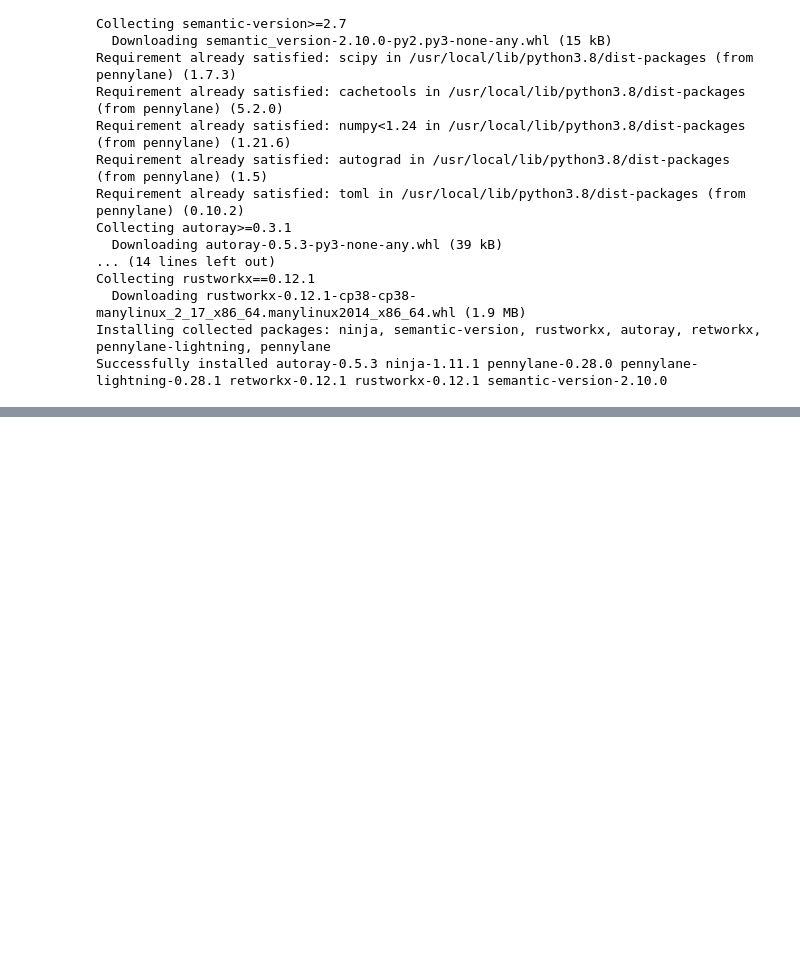
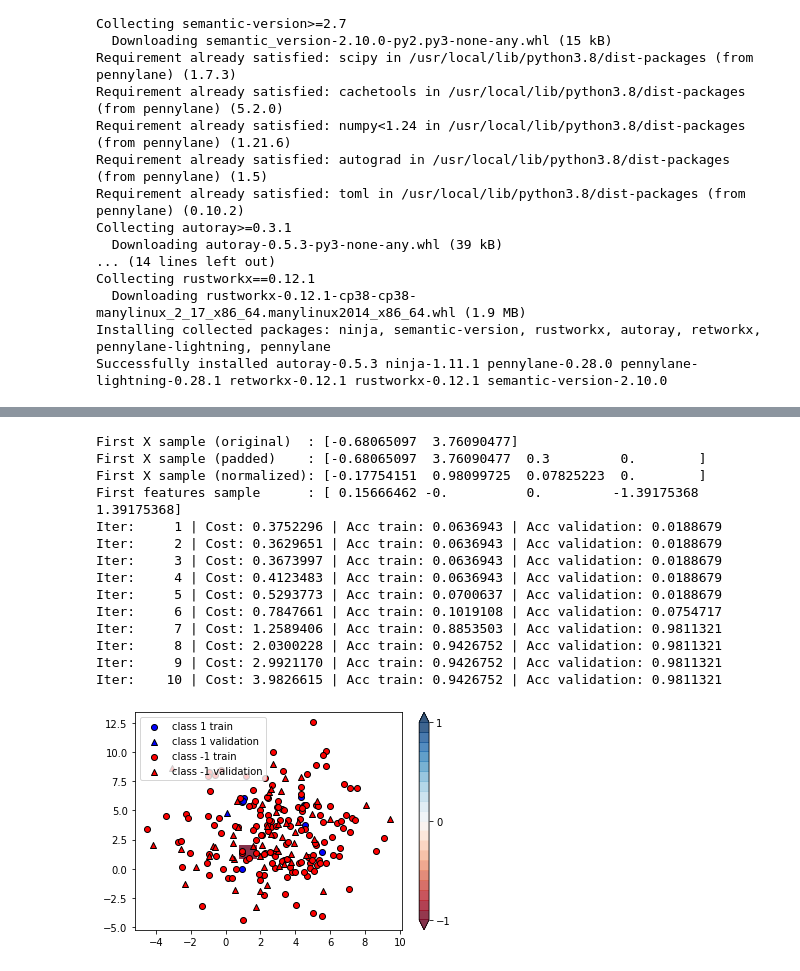
Before and after one commit to welremco/Group3QuantumOneClassSVMs, a Jupyter notebook: pennylaneLib-VQE-Dataset1.ipynb, the cells around one changed output, grey strips where cells are left out. Saved outputs shown, nothing was run; the diff lists cells and outputs as text; code cells hidden in the pictures; blank space fills up the shorter version.

```diff
--- a/pennylaneLib-VQE-Dataset1.ipynb
+++ b/pennylaneLib-VQE-Dataset1.ipynb
@@ -232,0 +267,19 @@ plt.show()
+# %%
+features, num_train, feats_train, Y_train, feats_val, Y_val, X_train, X_val = dataset("/content/sample_data/dataset3.csv")
+trainer(features, num_train, feats_train, Y_train, feats_val, Y_val, X_train, X_val, 6, 10)
+# %% [output]
+First X sample (original)  : [-0.68065097  3.76090477]
+First X sample (padded)    : [-0.68065097  3.76090477  0.3         0.        ]
+First X sample (normalized): [-0.17754151  0.98099725  0.07825223  0.        ]
+First features sample      : [ 0.15666462 -0.          0.         -1.39175368  1.39175368]
+Iter:     1 | Cost: 0.3752296 | Acc train: 0.0636943 | Acc validation: 0.0188679
+Iter:     2 | Cost: 0.3629651 | Acc train: 0.0636943 | Acc validation: 0.0188679
+Iter:     3 | Cost: 0.3673997 | Acc train: 0.0636943 | Acc validation: 0.0188679
+Iter:     4 | Cost: 0.4123483 | Acc train: 0.0636943 | Acc validation: 0.0188679
+Iter:     5 | Cost: 0.5293773 | Acc train: 0.0700637 | Acc validation: 0.0188679
+Iter:     6 | Cost: 0.7847661 | Acc train: 0.1019108 | Acc validation: 0.0754717
+Iter:     7 | Cost: 1.2589406 | Acc train: 0.8853503 | Acc validation: 0.9811321
+Iter:     8 | Cost: 2.0300228 | Acc train: 0.9426752 | Acc validation: 0.9811321
+Iter:     9 | Cost: 2.9921170 | Acc train: 0.9426752 | Acc validation: 0.9811321
+Iter:    10 | Cost: 3.9826615 | Acc train: 0.9426752 | Acc validation: 0.9811321
+[figure, added]
```
Also changed, not shown: parts of 10 cells of this notebook.
